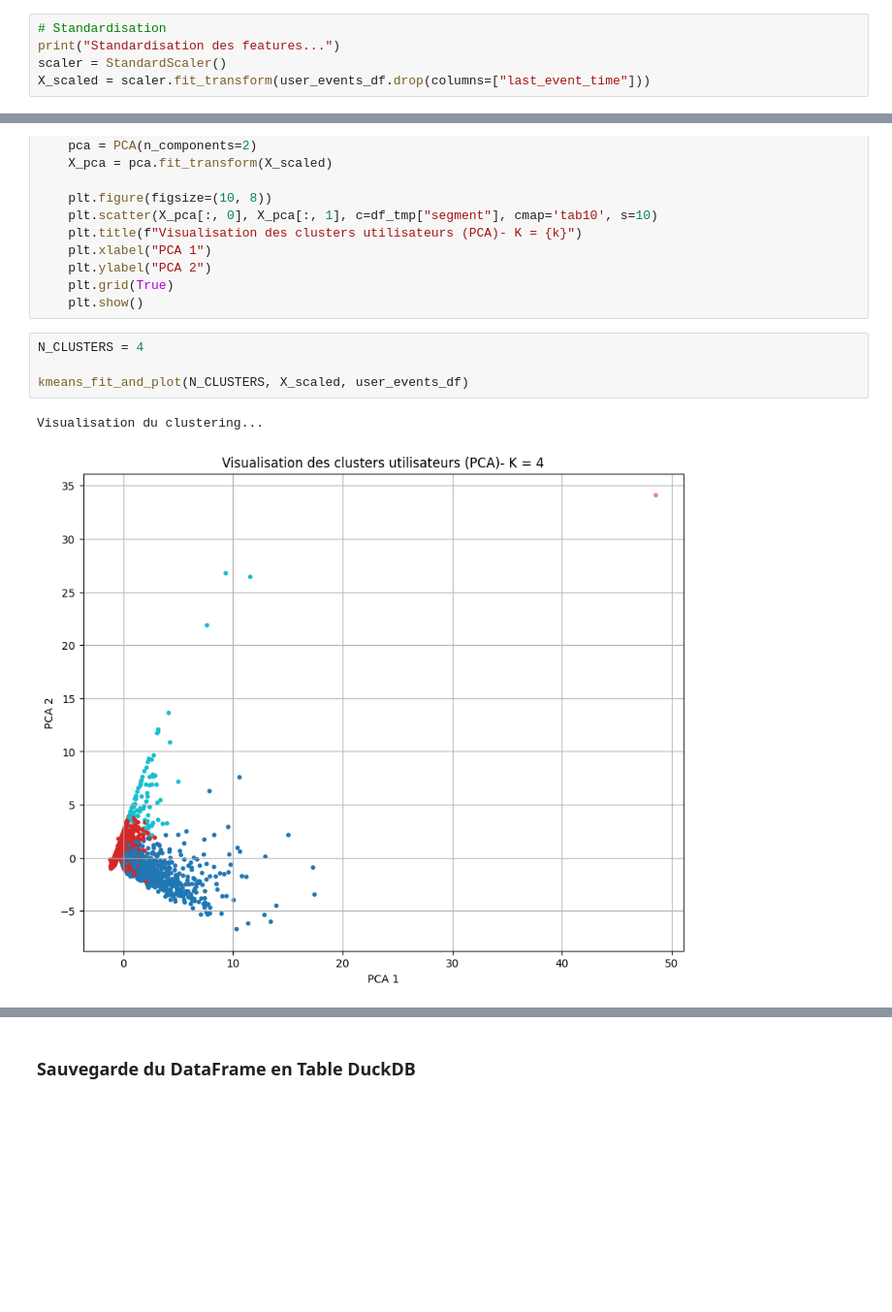
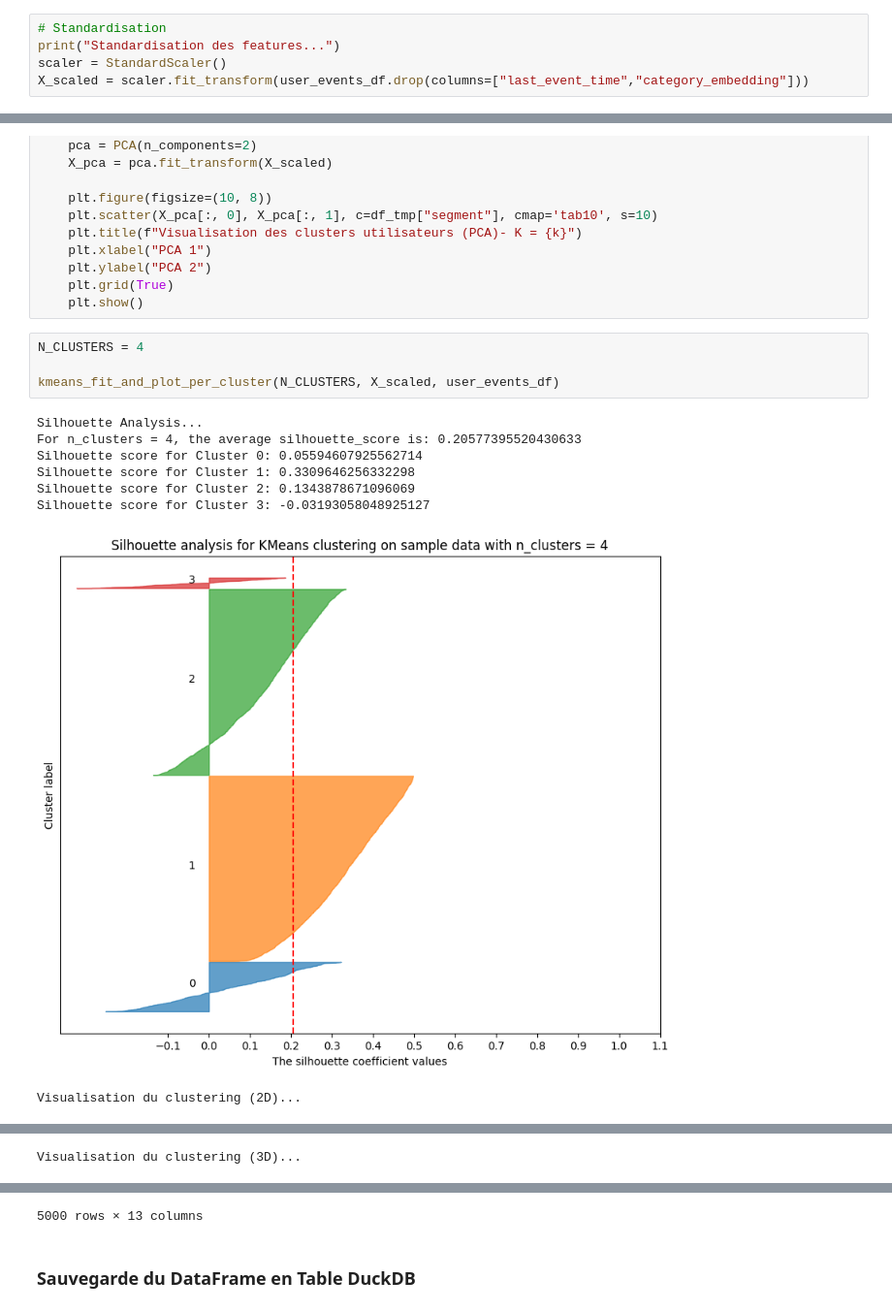
Before and after one commit to s-candido/amazing, a Jupyter notebook: ml_ia/models/clustering/clustering_agglo.ipynb, the cells around one changed output, grey strips where cells are left out. Shown at 97% size. Saved outputs shown, nothing was run; the diff lists cells and outputs as text; blank space fills up the shorter version.

Commit message:
add_cluster_plot_and_cat_embed_feature

```diff
--- a/ml_ia/models/clustering/clustering_agglo.ipynb
+++ b/ml_ia/models/clustering/clustering_agglo.ipynb
@@ -110,7 +110,7 @@ First 10 rows of user_events table:
 # Standardisation
 print("Standardisation des features...")
 scaler = StandardScaler()
-X_scaled = scaler.fit_transform(user_events_df.drop(columns=["last_event_time"]))
+X_scaled = scaler.fit_transform(user_events_df.drop(columns=["last_event_time","category_embedding"]))
 # %% [output]
 Standardisation des features...
 # %%
@@ -212,7 +382,13 @@ def kmeans_fit_and_plot(k, X_scaled, df):
 # %%
 N_CLUSTERS = 4
 
-kmeans_fit_and_plot(N_CLUSTERS, X_scaled, user_events_df)
+kmeans_fit_and_plot_per_cluster(N_CLUSTERS, X_scaled, user_events_df)
 # %% [output]
-Visualisation du clustering...
+Silhouette Analysis...
+For n_clusters = 4, the average silhouette_score is: 0.20577395520430633
+Silhouette score for Cluster 0: 0.05594607925562714
+Silhouette score for Cluster 1: 0.3309646256332298
+Silhouette score for Cluster 2: 0.1343878671096069
+Silhouette score for Cluster 3: -0.03193058048925127
-[figure, old version]
+[figure, new version]
+Visualisation du clustering (2D)...
@@ -218,0 +396 @@ Visualisation du clustering...
+Visualisation du clustering (3D)...
@@ -219,3 +409,4 @@ Visualisation du clustering...
+5000 rows × 13 columns
 # %% [markdown]
 ### Sauvegarde du DataFrame en Table DuckDB
 # %%
```
Also changed, not shown: parts of 8 cells of this notebook, 7 other files.
